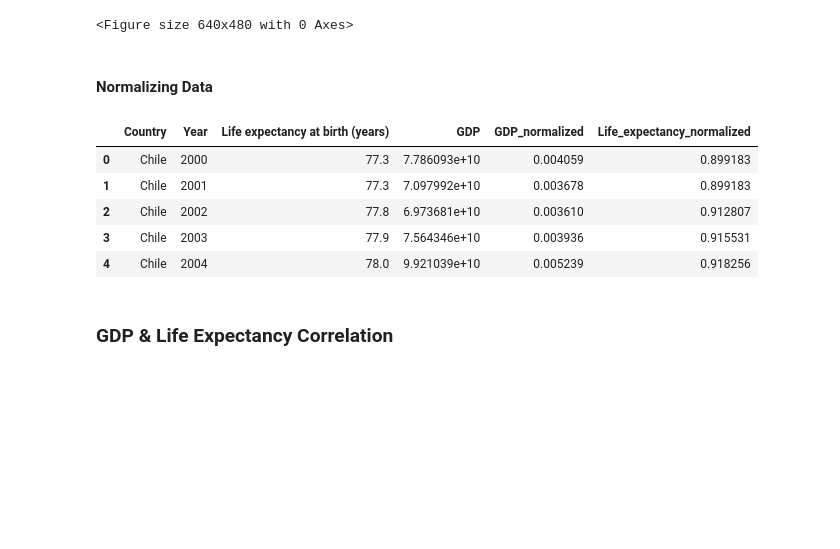
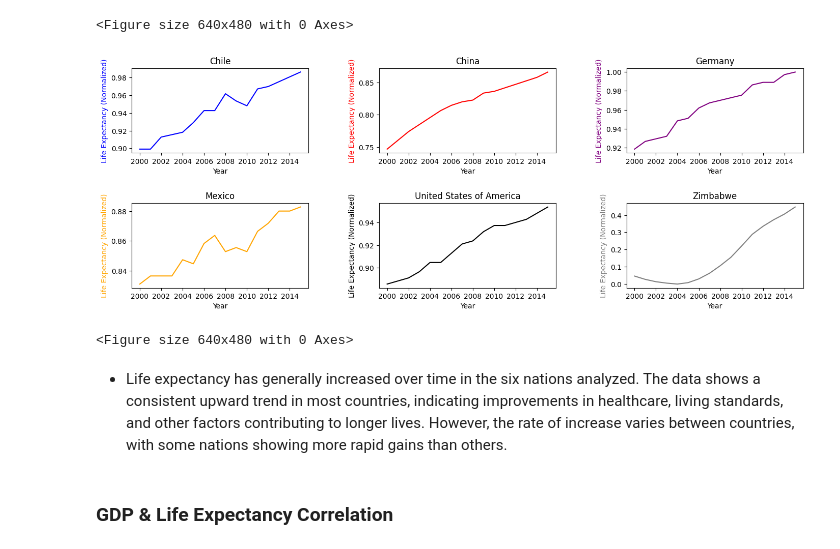
Before and after one commit to raserr11/life_expectancy_gdp_relation_analisys, a Jupyter notebook: life_expectancy_gdp.ipynb, the cells around one changed output. Cells and saved outputs as stored; diff of their text form; code cells hidden in the pictures; blank space fills up the shorter version.

```diff
--- a/life_expectancy_gdp.ipynb
+++ b/life_expectancy_gdp.ipynb
@@ -96,20 +129,29 @@ plt.clf()
 # %% [output]
 [figure]
 <Figure size 640x480 with 0 Axes>
-# %% [markdown]
-#### Normalizing Data
-# %%
-scaler = MinMaxScaler()
-df['GDP_normalized'] = scaler.fit_transform(df[['GDP']])
-df['Life_expectancy_normalized'] = scaler.fit_transform(df[['Life expectancy at birth (years)']])
-df.head()
-# %% [output]
-|  | Country | Year | Life expectancy at birth (years) | GDP | GDP_normalized | Life_expectancy_normalized |
-| 0 | Chile | 2000 | 77.3 | 7.786093e+10 | 0.004059 | 0.899183 |
-| 1 | Chile | 2001 | 77.3 | 7.097992e+10 | 0.003678 | 0.899183 |
-| 2 | Chile | 2002 | 77.8 | 6.973681e+10 | 0.003610 | 0.912807 |
-| 3 | Chile | 2003 | 77.9 | 7.564346e+10 | 0.003936 | 0.915531 |
-| 4 | Chile | 2004 | 78.0 | 9.921039e+10 | 0.005239 | 0.918256 |
+# %%
+fig, axes = plt.subplots(2, 3, figsize=(15, 6))
+fig.tight_layout(pad=5.0)  # Adjust spacing between subplots
+plt.subplots_adjust(wspace=0.4)
+
+for i, country in enumerate(countries):
+    ax1 = axes[i // 3, i % 3]  # Locating the subplot
+    df_country = df[df['Country'] == country]
+
+    # Life Expectancy Normalized
+    ax1.plot(df_country['Year'], df_country['Life_expectancy_normalized'], color=colors[i], label='Life Expectancy (Normalized)')
+    ax1.set_xlabel('Year')
+    ax1.set_ylabel('Life Expectancy (Normalized)', color=colors[i])
+    ax1.set_xticks(years)
+    ax1.set_title(country)
+
+plt.show()
+plt.clf()
+# %% [output]
+[figure, added]
+<Figure size 640x480 with 0 Axes>
+# %% [markdown]
+- Life expectancy has generally increased over time in the six nations analyzed. The data shows a consistent upward trend in most countries, indicating improvements in healthcare, living standards, and other factors contributing to longer lives. However, the rate of increase varies between countries, with some nations showing more rapid gains than others.
 # %% [markdown]
 ### GDP & Life Expectancy Correlation
 # %%
```
Also changed, not shown: parts of 9 cells of this notebook.
